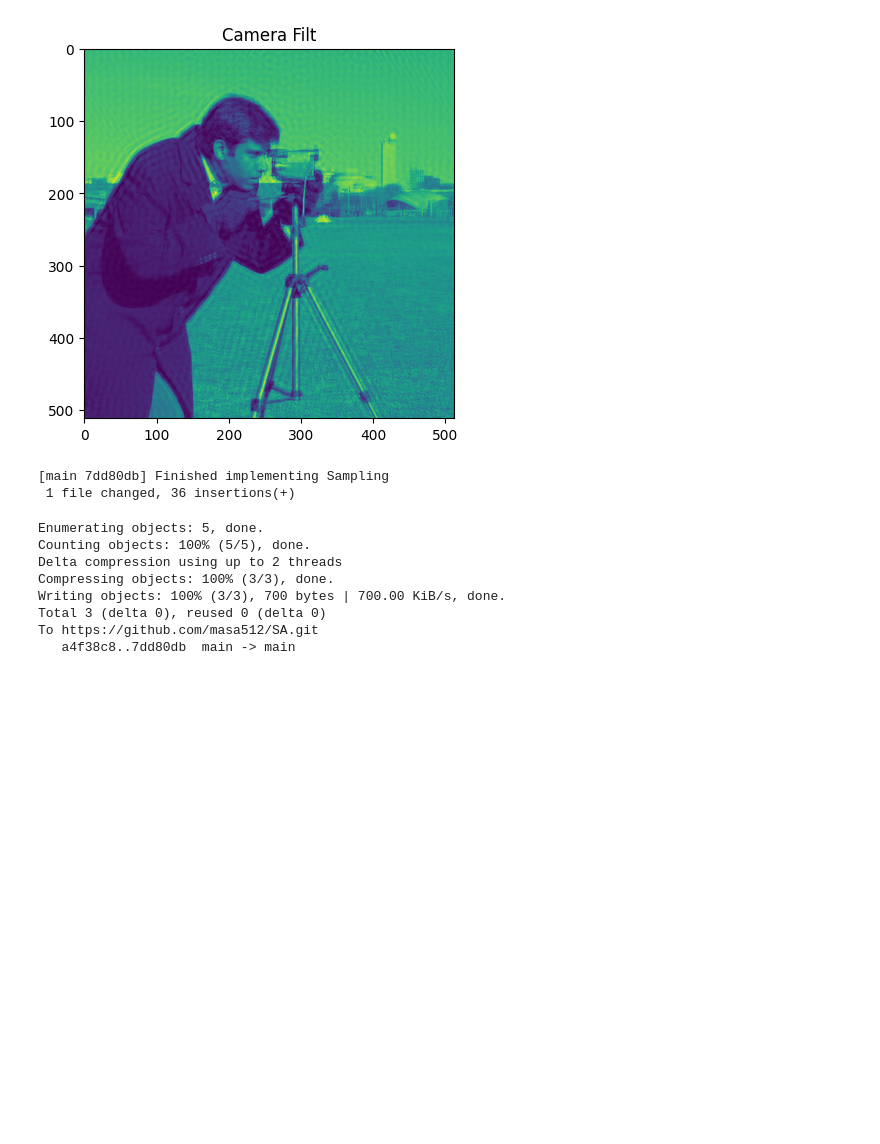
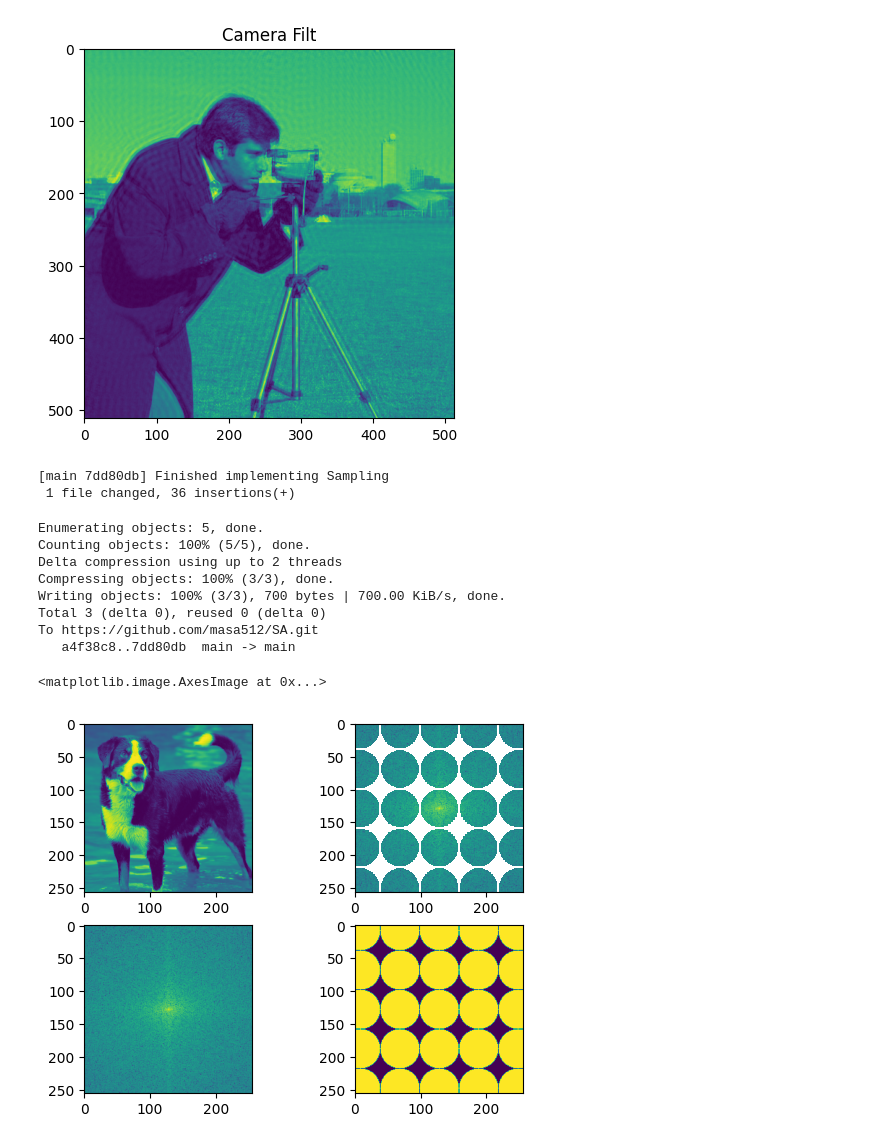
Before and after one commit to masa512/SA, a Jupyter notebook: SA_UNET.ipynb, the cells around one changed output. Saved outputs shown, nothing was run; the diff lists cells and outputs as text; code cells hidden in the pictures; blank space fills up the shorter version.

```diff
--- a/SA_UNET.ipynb
+++ b/SA_UNET.ipynb
@@ -148,3 +148,18 @@ Writing objects: 100% (3/3), 700 bytes | 700.00 KiB/s, done.
 Total 3 (delta 0), reused 0 (delta 0)
 To https://github.com/masa512/SA.git
    a4f38c8..7dd80db  main -> main
+# %%
+dataset = data_process.dog_train_dataset()
+# %%
+(I,F,M) = dataset[0]
+# %%
+f,axes = plt.subplots(2,2)
+axes = np.ravel(axes)
+import torch
+axes[0].imshow(I)
+axes[1].imshow(torch.log(abs(F[0,:,:]*M)))
+axes[2].imshow(torch.log(abs(F[0,:,:])))
+axes[3].imshow(M)
+# %% [output]
+<matplotlib.image.AxesImage at 0x...>
+[figure, added]
```
Also changed, not shown: parts of 1 cell of this notebook.
